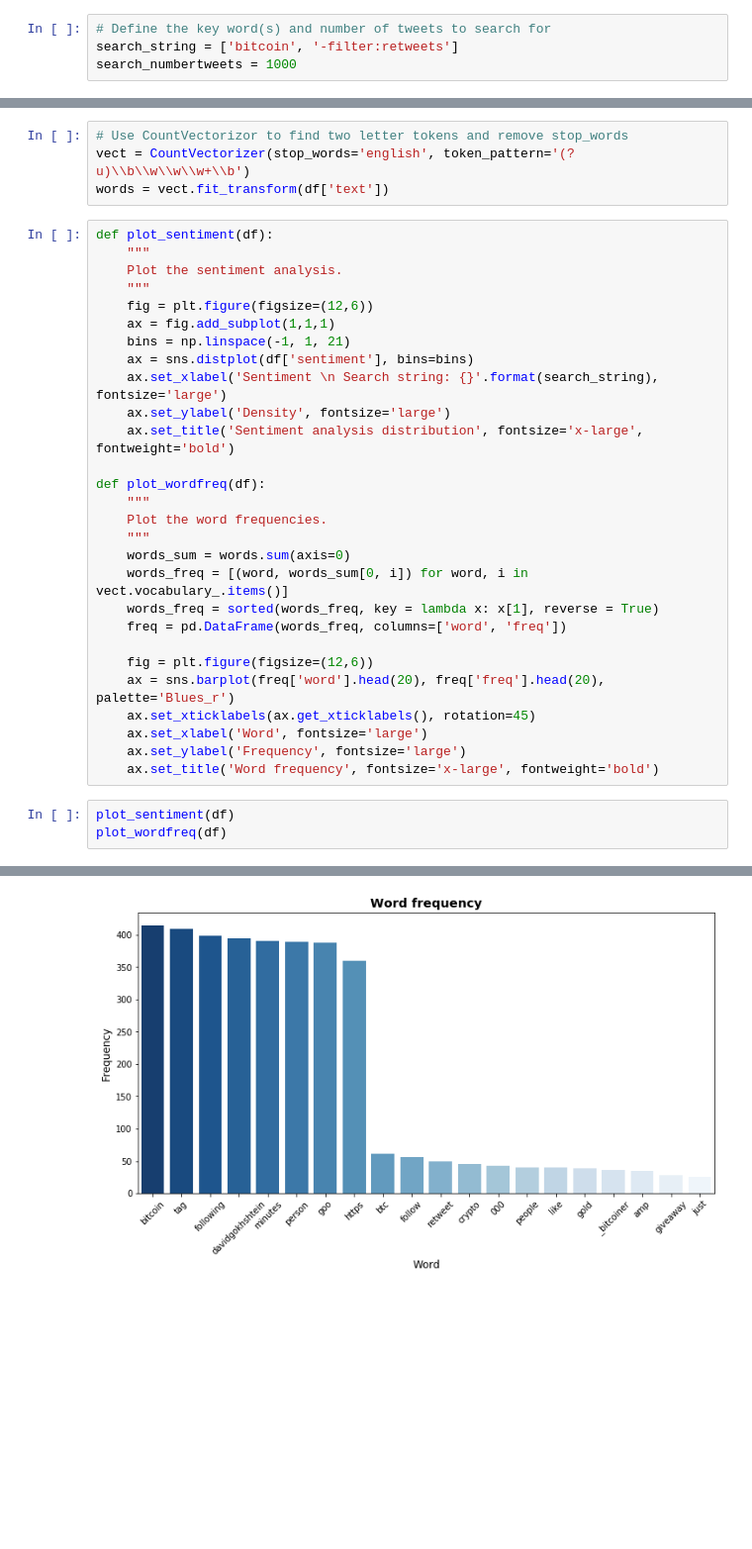
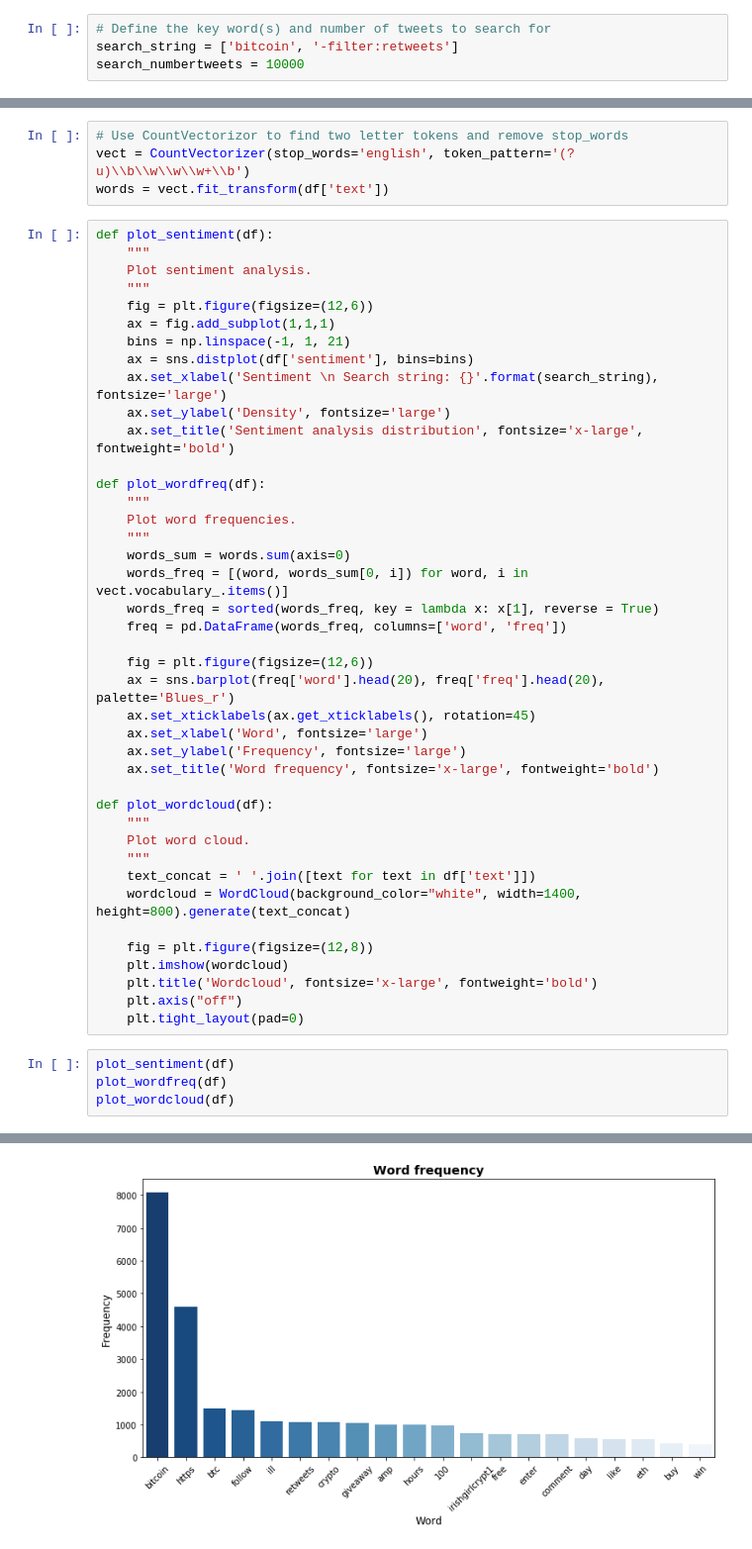
Before and after one commit to sbjorken/bitcoin_twitter_sentiment_analysis, a Jupyter notebook: bitcoin_twitter_sentiment_analysis.ipynb, the cells around one changed output, grey strips where cells are left out. Shown at 99% size. Saved outputs shown, nothing was run; the diff lists cells and outputs as text; blank space fills up the shorter version.

```diff
--- a/bitcoin_twitter_sentiment_analysis.ipynb
+++ b/bitcoin_twitter_sentiment_analysis.ipynb
@@ -58,5 +59,5 @@ Authentication OK
 # %%
 # Define the key word(s) and number of tweets to search for
 search_string = ['bitcoin', '-filter:retweets']
-search_numbertweets = 1000
+search_numbertweets = 10000
 # %%
@@ -223,7 +220,7 @@ words = vect.fit_transform(df['text'])
 # %%
 def plot_sentiment(df):
     """
-    Plot the sentiment analysis.
+    Plot sentiment analysis.
     """
     fig = plt.figure(figsize=(12,6))
     ax = fig.add_subplot(1,1,1)
@@ -235,7 +232,7 @@ def plot_sentiment(df):
 
 def plot_wordfreq(df):
     """
-    Plot the word frequencies.
+    Plot word frequencies.
     """
     words_sum = words.sum(axis=0)
     words_freq = [(word, words_sum[0, i]) for word, i in vect.vocabulary_.items()]
@@ -248,7 +245,21 @@ def plot_wordfreq(df):
     ax.set_xlabel('Word', fontsize='large')
     ax.set_ylabel('Frequency', fontsize='large')
     ax.set_title('Word frequency', fontsize='x-large', fontweight='bold')
+
+def plot_wordcloud(df):
+    """
+    Plot word cloud.
+    """
+    text_concat = ' '.join([text for text in df['text']])
+    wordcloud = WordCloud(background_color="white", width=1400, height=800).generate(text_concat)
+
+    fig = plt.figure(figsize=(12,8))
+    plt.imshow(wordcloud)
+    plt.title('Wordcloud', fontsize='x-large', fontweight='bold')
+    plt.axis("off")
+    plt.tight_layout(pad=0)
 # %%
 plot_sentiment(df)
 plot_wordfreq(df)
+plot_wordcloud(df)
 # %% [output]
@@ -256 +267 @@ plot_wordfreq(df)
-[figure, old version]
+[figure, new version]
```
Also changed, not shown: parts of 5 cells of this notebook.
